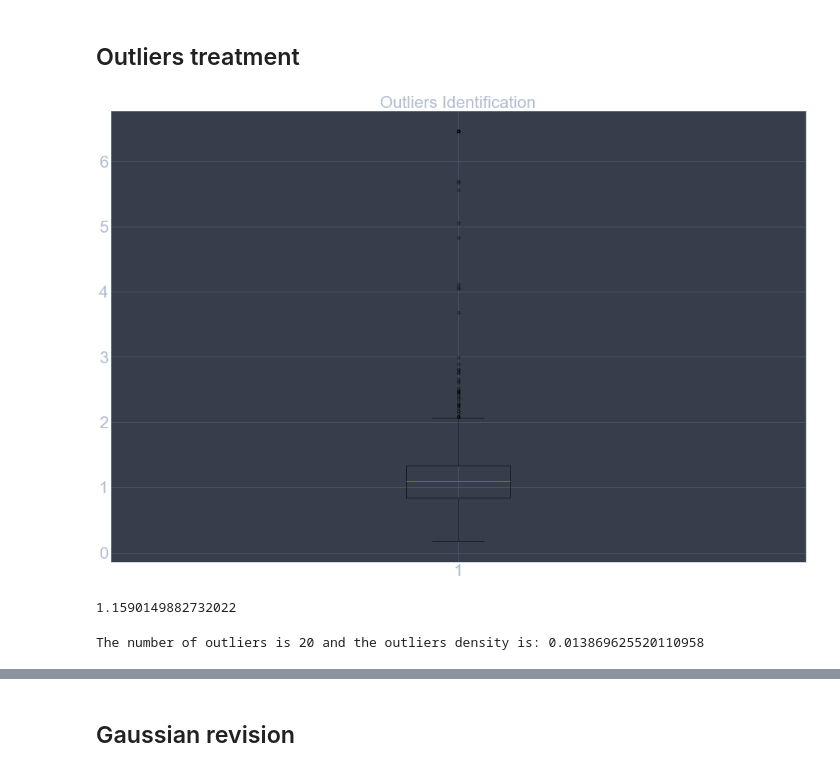
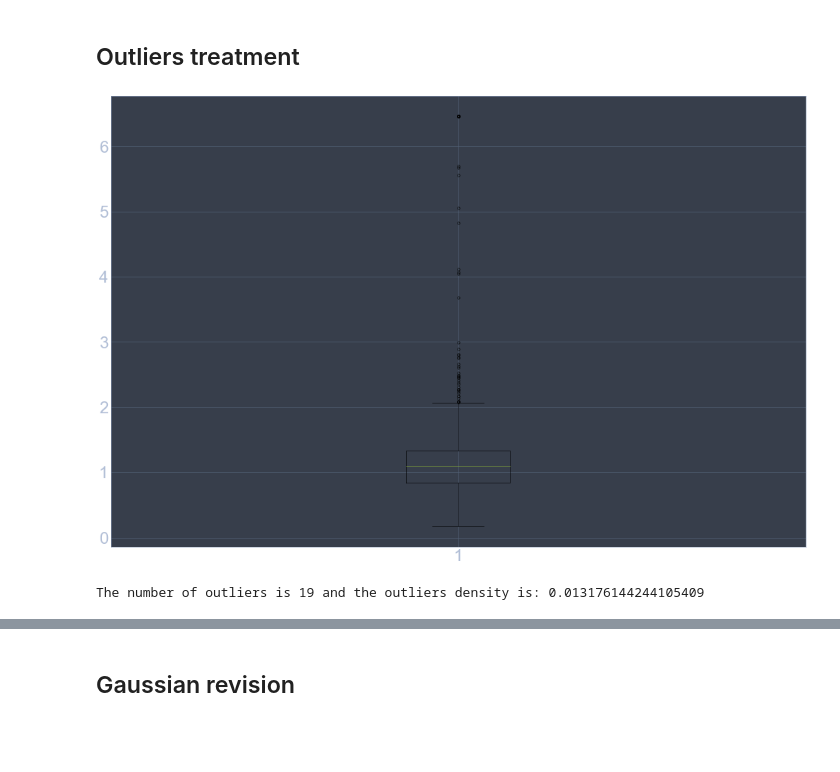
Before and after one commit to tm-pe2/ai-ml, a Jupyter notebook: timeseries/single_house.ipynb, the cells around one changed output, grey strips where cells are left out. Drawn from its saved outputs; the diff is of its cells as text; code cells hidden in the pictures; blank space fills up the shorter version.

```diff
--- a/timeseries/single_house.ipynb
+++ b/timeseries/single_house.ipynb
@@ -73,22 +71,19 @@ plt.show()
 ## Outliers treatment
 # %%
 # Find better colors to visualize the boxplot
-#plt.title("Outliers Identification", fontsize=40)
 plt.figure(figsize=(30,20), dpi=40)
 plt.boxplot(data['Energy'])
 plt.xticks(fontsize=40)
 plt.yticks(fontsize=40)
-plt.title("Outliers Identification", fontsize=40)
 plt.show()
-print(data["Energy"].mean())
 # %% [output]
-[figure, old version]
+[figure, new version]
-1.1590149882732022
 # %%
-energy_cutoff = 3.5
-# The following condition returns a boolean array and the sum() call adds only the true conditions
+# we have potentially 8 outliers, but clearly at least seven should be consider as outlier
+max_value = 4.0
 outliers_number = (data["Energy"] > max_value).sum()
+# The condition returns a boolean array and the sum() call adds only the true conditions
 outliers_density = outliers_number/len(data["Energy"])
 print(f"The number of outliers is {outliers_number} and the outliers density is: {outliers_density}")
 # %% [output]
-The number of outliers is 20 and the outliers density is: 0.013869625520110958
+The number of outliers is 19 and the outliers density is: 0.013176144244105409
```
Also changed, not shown: parts of 28 cells of this notebook, 1 other file.
